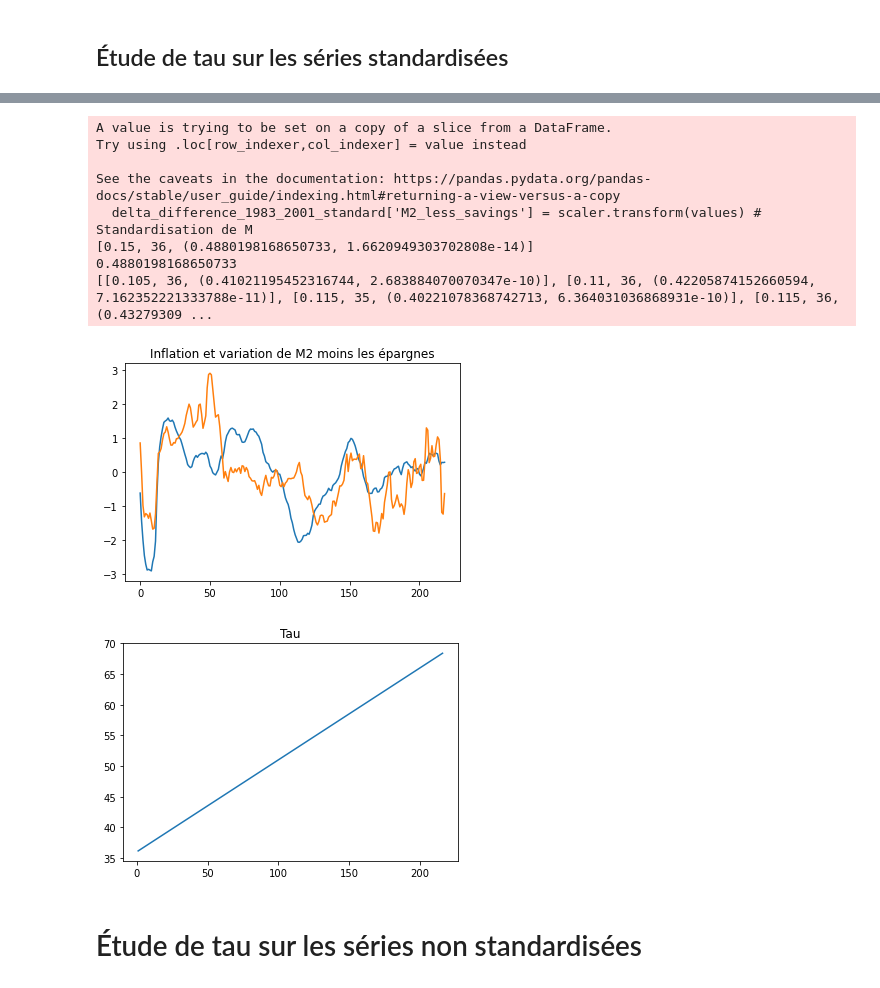
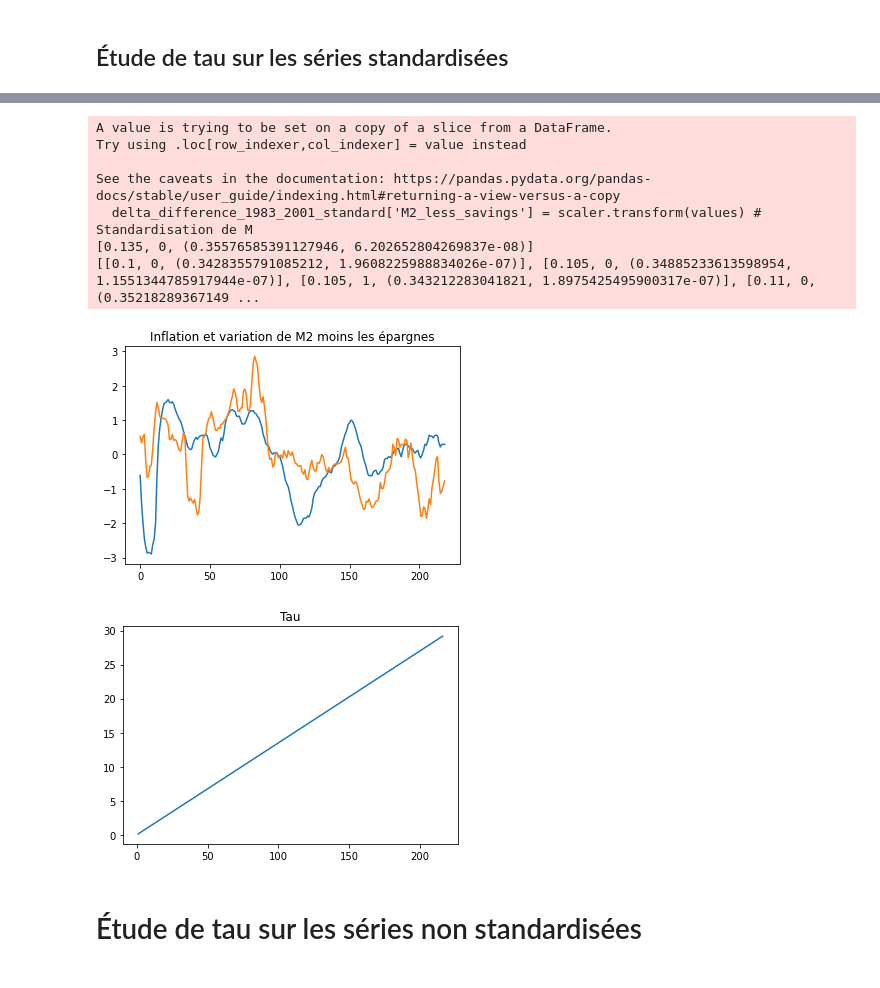
Before and after one commit to felipe-fp/corcovado, a Jupyter notebook: M2_Savings_analysis.ipynb, the cells around one changed output, grey strips where cells are left out. Cells and saved outputs as stored; diff of their text form; code cells hidden in the pictures.

```diff
--- a/M2_Savings_analysis.ipynb
+++ b/M2_Savings_analysis.ipynb
@@ -161,7 +164,7 @@ A = [0.005*i for i in range(0,31)]
 
 for a in A:
 
-    for b in range(0,37):
+    for b in range(0,25):
         infla_standard = [0 for x in range(len(delta_difference_1983_2001_standard_values))]
 
         for i in range(len(delta_difference_1983_2001_standard_values)):
@@ -181,7 +184,7 @@ for a in A:
 
         R = pearsonr(infla_standard,delta_difference_1983_2001_standard_values)
 
-        if abs(R[0]) > 0.4 :
+        if abs(R[0]) > 0.34 :
             Meilleurs_solutions_standard.append([a,b,R])
 
         if abs(R[0]) > abs(R_best_standard) :
@@ -191,7 +194,6 @@ for a in A:
 
 
 print(Solution_ideale_standard)
-print(R_best_standard)
 print(Meilleurs_solutions_standard)
 # %% [output]
 A value is trying to be set on a copy of a slice from a DataFrame.
@@ -199,26 +201,25 @@ Try using .loc[row_indexer,col_indexer] = value instead
 
 See the caveats in the documentation: https://pandas.pydata.org/pandas-docs/stable/user_guide/indexing.html#returning-a-view-versus-a-copy
   delta_difference_1983_2001_standard['M2_less_savings'] = scaler.transform(values) # Standardisation de M
-[0.15, 36, (0.4880198168650733, 1.6620949303702808e-14)]
-0.4880198168650733
-[[0.105, 36, (0.41021195452316744, 2.683884070070347e-10)], [0.11, 36, (0.42205874152660594, 7.162352221333788e-11)], [0.115, 35, (0.40221078368742713, 6.364031036868931e-10)], [0.115, 36, (0.43279309 ...
+[0.135, 0, (0.35576585391127946, 6.202652804269837e-08)]
+[[0.1, 0, (0.3428355791085212, 1.9608225988834026e-07)], [0.105, 0, (0.34885233613598954, 1.1551344785917944e-07)], [0.105, 1, (0.343212283041821, 1.8975425495900317e-07)], [0.11, 0, (0.35218289367149 ...
 # %%
 plt.figure()
 plt.plot(delta_difference_1983_2001_standard_values,label='M')
 plt.plot(inflation_shift_ideale_standard,label='inflation')
 plt.title('Inflation et variation de M2 moins les épargnes')
 
 plt.figure()
 X=[x for x in range(1,217)]
 Y = []
 for x in X:
-    Y.append(T(0.15,36,x))
+    Y.append(T(0.135,0,x))
 plt.plot(X,Y)
 plt.title('Tau')
 plt.show()
 # %% [output]
-[figure, old version]
+[figure, new version]
-[figure, old version]
+[figure, new version]
 # %% [markdown]
 # Étude de tau sur les séries non standardisées
 # %%
```
Also changed, not shown: parts of 6 cells of this notebook, 2 other files.
